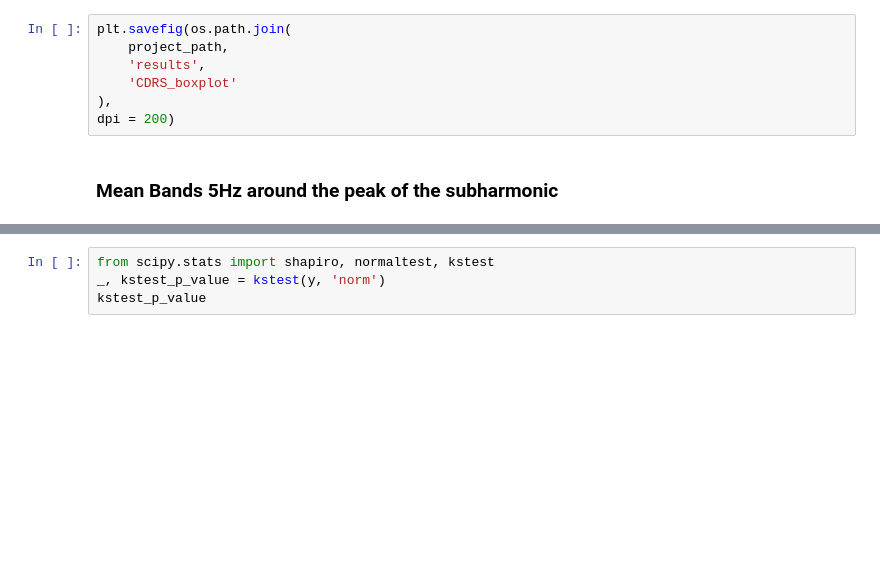
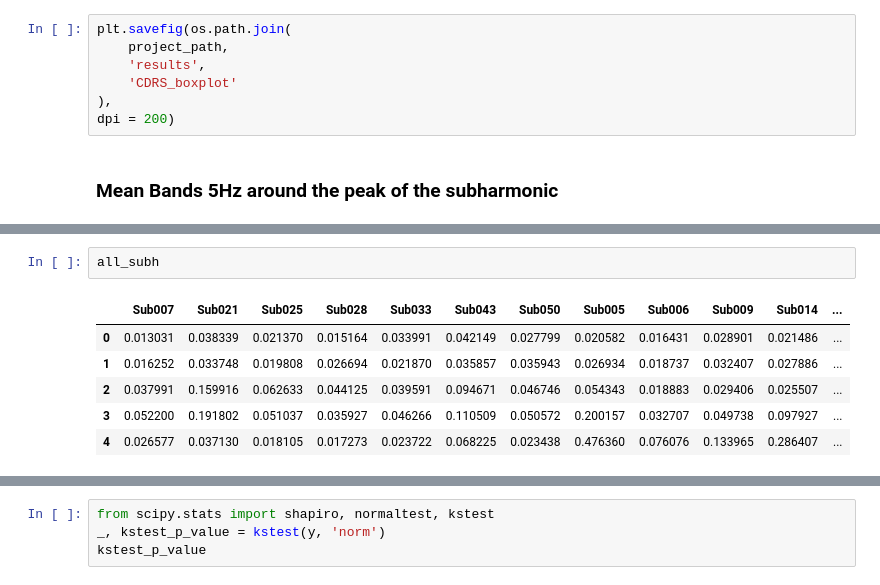
Before and after one commit to BarbaraMath/FinelyTunedGamma, a Jupyter notebook: EntrainmentSubCoh.ipynb, the cells around one changed output, grey strips where cells are left out. Cells and saved outputs as stored; diff of their text form; blank space fills up the shorter version.

```diff
--- a/EntrainmentSubCoh.ipynb
+++ b/EntrainmentSubCoh.ipynb
@@ -603,3 +612,12 @@ all_spontan
+# %%
+all_subh
+# %% [output]
+|  | Sub007 | Sub021 | Sub025 | Sub028 | Sub033 | Sub043 | Sub050 | Sub005 | Sub006 | Sub009 | Sub014 | ... |
+| 0 | 0.013031 | 0.038339 | 0.021370 | 0.015164 | 0.033991 | 0.042149 | 0.027799 | 0.020582 | 0.016431 | 0.028901 | 0.021486 | ... |
+| 1 | 0.016252 | 0.033748 | 0.019808 | 0.026694 | 0.021870 | 0.035857 | 0.035943 | 0.026934 | 0.018737 | 0.032407 | 0.027886 | ... |
+| 2 | 0.037991 | 0.159916 | 0.062633 | 0.044125 | 0.039591 | 0.094671 | 0.046746 | 0.054343 | 0.018883 | 0.029406 | 0.025507 | ... |
+| 3 | 0.052200 | 0.191802 | 0.051037 | 0.035927 | 0.046266 | 0.110509 | 0.050572 | 0.200157 | 0.032707 | 0.049738 | 0.097927 | ... |
+| 4 | 0.026577 | 0.037130 | 0.018105 | 0.017273 | 0.023722 | 0.068225 | 0.023438 | 0.476360 | 0.076076 | 0.133965 | 0.286407 | ... |
 # %%
 mean_actSB = np.mean(all_subh, axis = 0)
 mean_actSB_df = pd.DataFrame([mean_actSB.index,mean_actSB]).T
```
Also changed, not shown: parts of 7 cells of this notebook.
